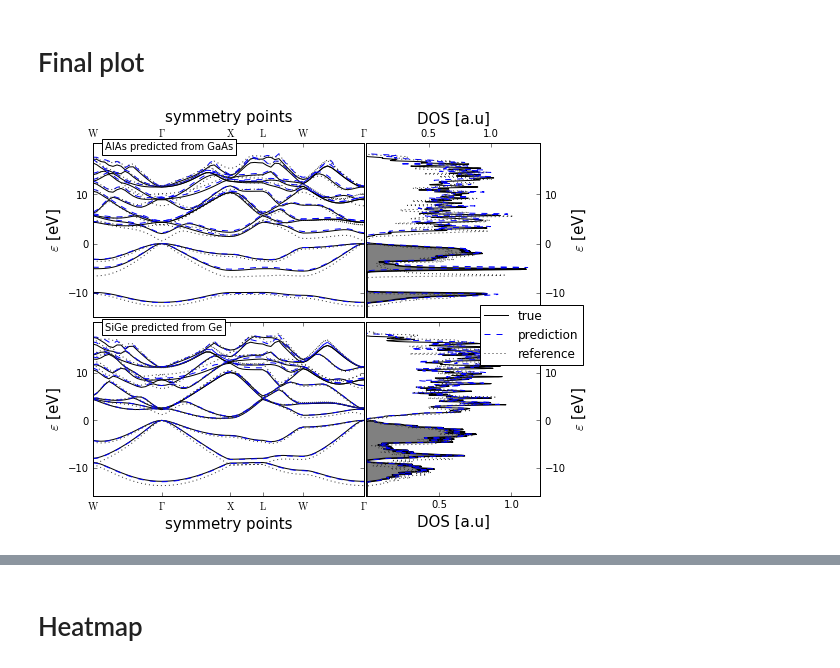
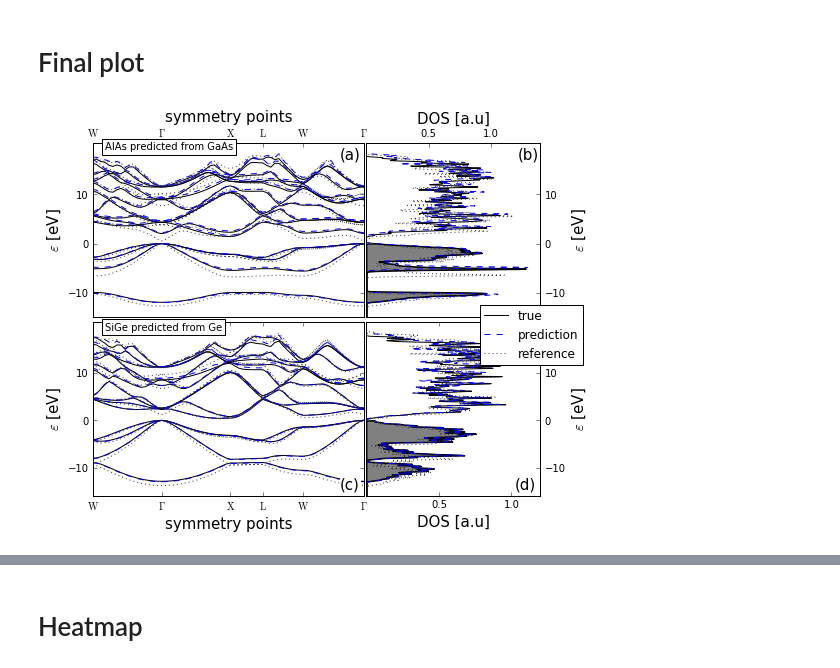
Before and after one commit to SamKChang/20170406_alchemy_optimization, a Jupyter notebook: analysis/band_structure.ipynb, the cells around one changed output, grey strips where cells are left out. Drawn from its saved outputs; the diff is of its cells as text; code cells hidden in the pictures.

```diff
--- a/analysis/band_structure.ipynb
+++ b/analysis/band_structure.ipynb
@@ -69,0 +69,12 @@ def get(sys, rsys=None, asys=None, get_cube=False):
+# %%
+a, _, b, _ = copy.deepcopy(get('alas', 'gaas'))
+c, _, d, _ = copy.deepcopy(get('gaas', 'alas'))
+for out in [a,b,c,d]:
+    out.band = out.band - np.max(out.band[:, 3])
+#     plt.plot(out.band[:, 3])
+#     plt.plot(out.band[:, 4])
+def getDEg(out):
+    return np.min((out.band[out.band > 0.4]))
+
+print getDEg(a) - getDEg(b), getDEg(c) - getDEg(d)
+print abs(a.band - b.band).mean(), abs(c.band - d.band).mean()
@@ -81,7 +95,13 @@ def plot_band(out_eg_in, out_dos_in,
               ref_eg_in=None, ref_dos_in=None,
               sigma=0.15, title=False,
               shift_fermi=True, save_path = None,
-              ax1 = None, ax2 = None):
+              ax1 = None, ax2 = None,
+              return_band = False,
+              true_label = '',
+              ref_label = '',
+              prd_label = '',
+              prd_color = 'b',
+             ):
 
     out_eg = copy.deepcopy(out_eg_in)
     out_dos = copy.deepcopy(out_dos_in)
@@ -127,16 +147,16 @@ def plot_band(out_eg_in, out_dos_in,
             ax1.set_title(_tar + ' from ' + _ref)
         else:
             ax1.set_title(out_eg.name)
-    ax1.plot(band[:, :occ - 1], color='k')
-    ax1.plot(band[:, occ:], color='k')
+    ax1.plot(band[:, :1], color='k', label=true_label)
+    ax1.plot(band[:, 1:], color='k')
     ax1.set_xlim([0, 67])
     ax1.set_ylim([p_min, p_max])
     if plt_prd:
-        ax1.plot(band_prd[:, :occ - 1], 'b--')
-        ax1.plot(band_prd[:, occ:], 'b--')
+        ax1.plot(band_prd[:, :1], '--', color=prd_color, label=prd_label)
+        ax1.plot(band_prd[:, 1:], '--', color=prd_color)
     if plt_ref:
-        ax1.plot(band_ref[:, :occ - 1], color='0.2', ls=':')
-        ax1.plot(band_ref[:, occ:], color='0.2', ls=':')
+        ax1.plot(band_ref[:, :1], color='0.2', ls=':', label=ref_label)
+        ax1.plot(band_ref[:, 1:], color='0.2', ls=':')
 
     ax2.plot(dos[:,1], dos[:,0], color='k')
     xmin, xmax = ax2.get_xlim()
@@ -152,7 +172,10 @@ def plot_band(out_eg_in, out_dos_in,
         fig_name = prd_eg_in.name.replace('.out', '')
         plt.savefig(save_path + '/' + fig_name + '.png')
 
-    return ax1, ax2
+    if return_band:
+        return ax1, ax2, band_ref, band_prd
+    else:
+        return ax1, ax2
 # %%
 tru_Eg, tru_DOS, prd_Eg, prd_DOS = get('alas', rsys='gaas', asys='gaas')
 ref_Eg, ref_DOS, _, _ = get('gaas', rsys='gaas', asys='gaas')
@@ -534,31 +585,36 @@ for ax in [ax1, ax2]:
 # ax4.yaxis.set_label_coords(1.185, 0.5)
 # ax4.xaxis.set_label_coords(0.5, -0.18)
 # ax4.yaxis.set_label_position('right')
 
 # ax4.plot([10,20], [10,20], color='k', label='AlAs')
 # ax4.plot([20,30], [10,20], ls='--', color='b', label='prediction')
 # ax4.plot([20,30], [10,20], ls=':', color='0.2', label='GaAs')
 # ax4.plot(Eg_prd_III_V_all, Eg_ref_III_V_all, ls='', marker='^', color='b', label="III-V crystals")
 # ax4.plot(Eg_prd_IV_IV_all, Eg_ref_IV_IV_all, ls='', marker='v', color='g', label='IV-IV crystals')
 
 ax4.plot([10,20], [10,20], color='k', label='true')
 ax4.plot([20,30], [10,20], ls='--', color='b', label='prediction')
 ax4.plot([20,30], [10,20], ls=':', color='0.2', label='reference')
 
 ax4.legend(loc=(0.65,0.75), numpoints=1)
 
 ax1.text(3, 19,
          'AlAs predicted from GaAs',
          bbox={'facecolor':'white', 'pad':3})
 ax3.text(3, 19,
          'SiGe predicted from Ge',
          bbox={'facecolor':'white', 'pad':3})
 # ax2.text(-0.8, 17,
 #          'AlAs bandstructure/DOS predicted from GaAs',
 #          bbox={'facecolor':'white', 'alpha':0.9, 'pad':10})
 
+ax1.annotate('(a)', xytext=(61, 17), xy=(0,0), bbox=dict(fc="w",ec="w", pad=0), fontsize=15)
+ax2.annotate('(b)', xytext=(1.22, 17), xy=(0,0), bbox=dict(fc="w",ec="w", pad=0), fontsize=15)
+ax3.annotate('(c)', xytext=(61, -14.5), xy=(0,0), bbox=dict(fc="w",ec="w", pad=0), fontsize=15)
+ax4.annotate('(d)', xytext=(1.02, -14.5), xy=(0,0), bbox=dict(fc="w",ec="w", pad=0), fontsize=15)
+
 plt.tight_layout(0.5)
 fig.subplots_adjust(wspace=-0.17)
 plt.savefig('Eg_summary.pdf')
 # %% [output]
-[figure, old version]
+[figure, new version]
```
Also changed, not shown: parts of 14 cells of this notebook, 2 other files.
